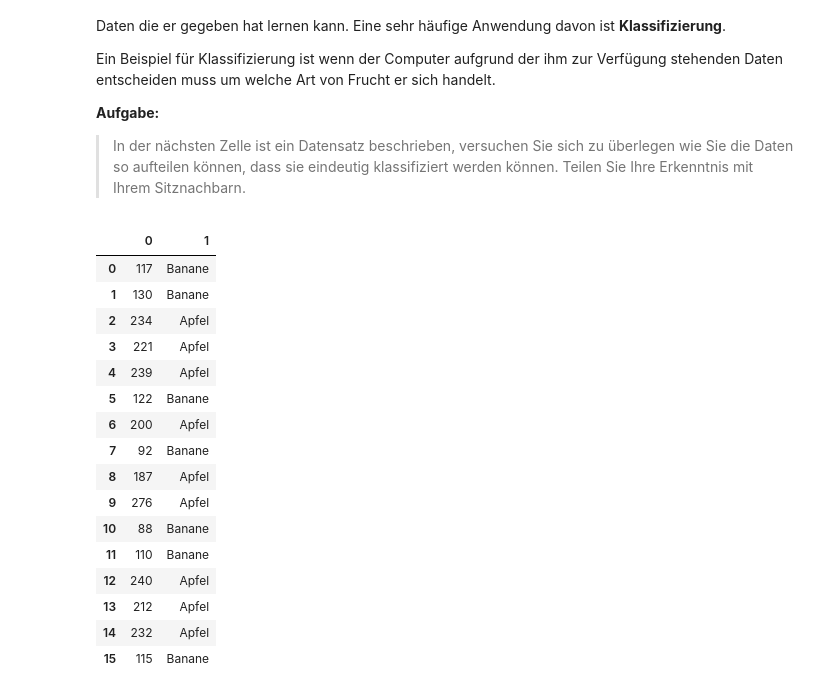
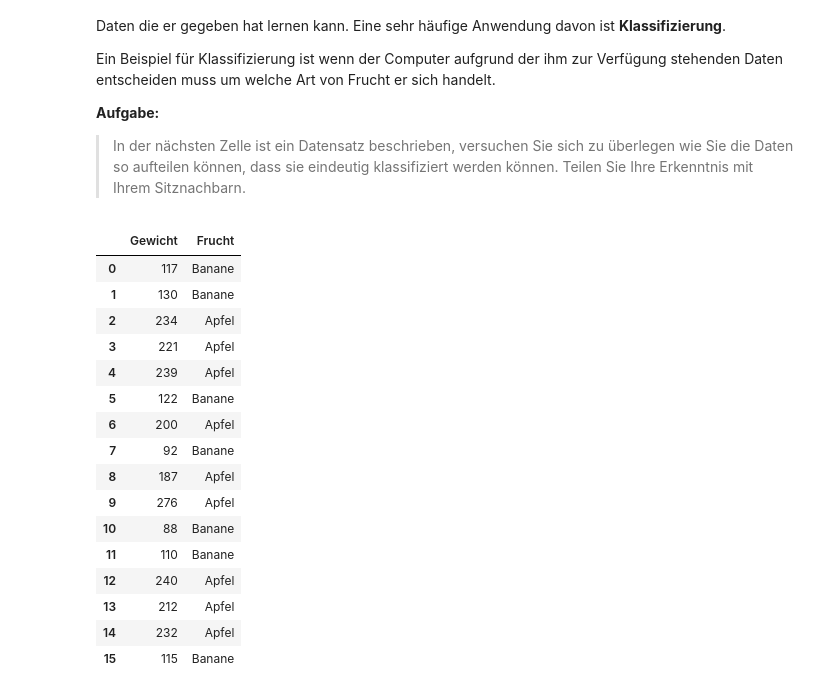
Before and after one commit to cedricgeissmann/gym-informatik, a Jupyter notebook: 08_entscheidungs_baeume.ipynb, the cells around one changed output. Saved outputs shown, nothing was run; the diff lists cells and outputs as text; code cells hidden in the pictures.

```diff
--- a/08_entscheidungs_baeume.ipynb
+++ b/08_entscheidungs_baeume.ipynb
@@ -19,32 +19,31 @@ handelt.
 # %%
 import pandas as pd
 import numpy as np
 from matplotlib import pyplot as plt
+import seaborn as sns
 %matplotlib notebook
 
-data = [
+df = pd.DataFrame([
   [117, 'Banane'],
   [130, 'Banane'],
   [234, 'Apfel'],
   [221, 'Apfel'],
   [239, 'Apfel'],
   [122, 'Banane'],
   [200, 'Apfel'],
   [92, 'Banane'],
   [187, 'Apfel'],
   [276, 'Apfel'],
   [88, 'Banane'],
   [110, 'Banane'],
   [240, 'Apfel'],
   [212, 'Apfel'],
   [232, 'Apfel'],
   [115, 'Banane'],
-]
-
-df = pd.DataFrame(data)
+], columns=['Gewicht', 'Frucht'])
 df.head(16)
 # %% [output]
-|  | 0 | 1 |
+|  | Gewicht | Frucht |
 | 0 | 117 | Banane |
 | 1 | 130 | Banane |
 | 2 | 234 | Apfel |
```
Also changed, not shown: parts of 26 cells of this notebook, 1 other file.
